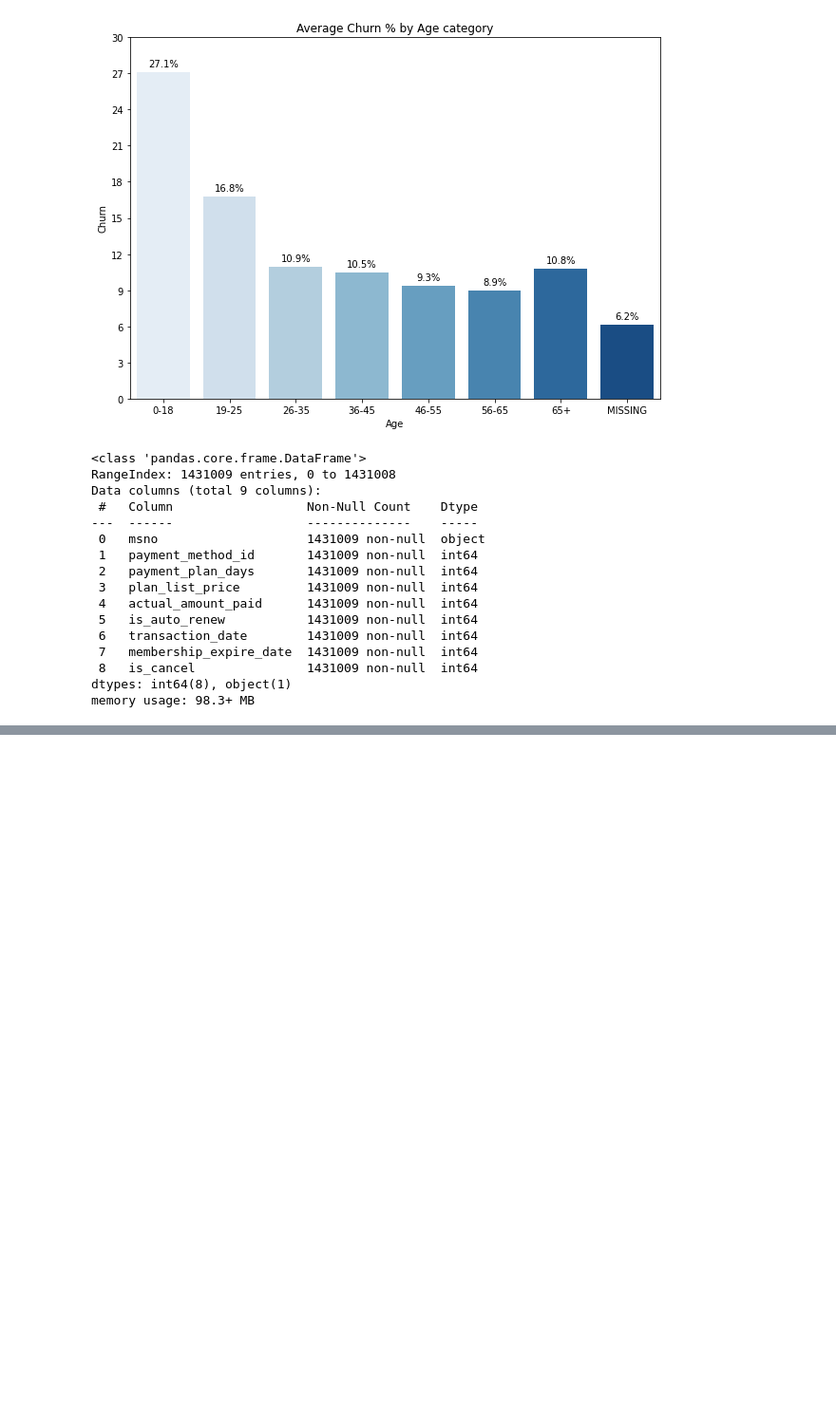
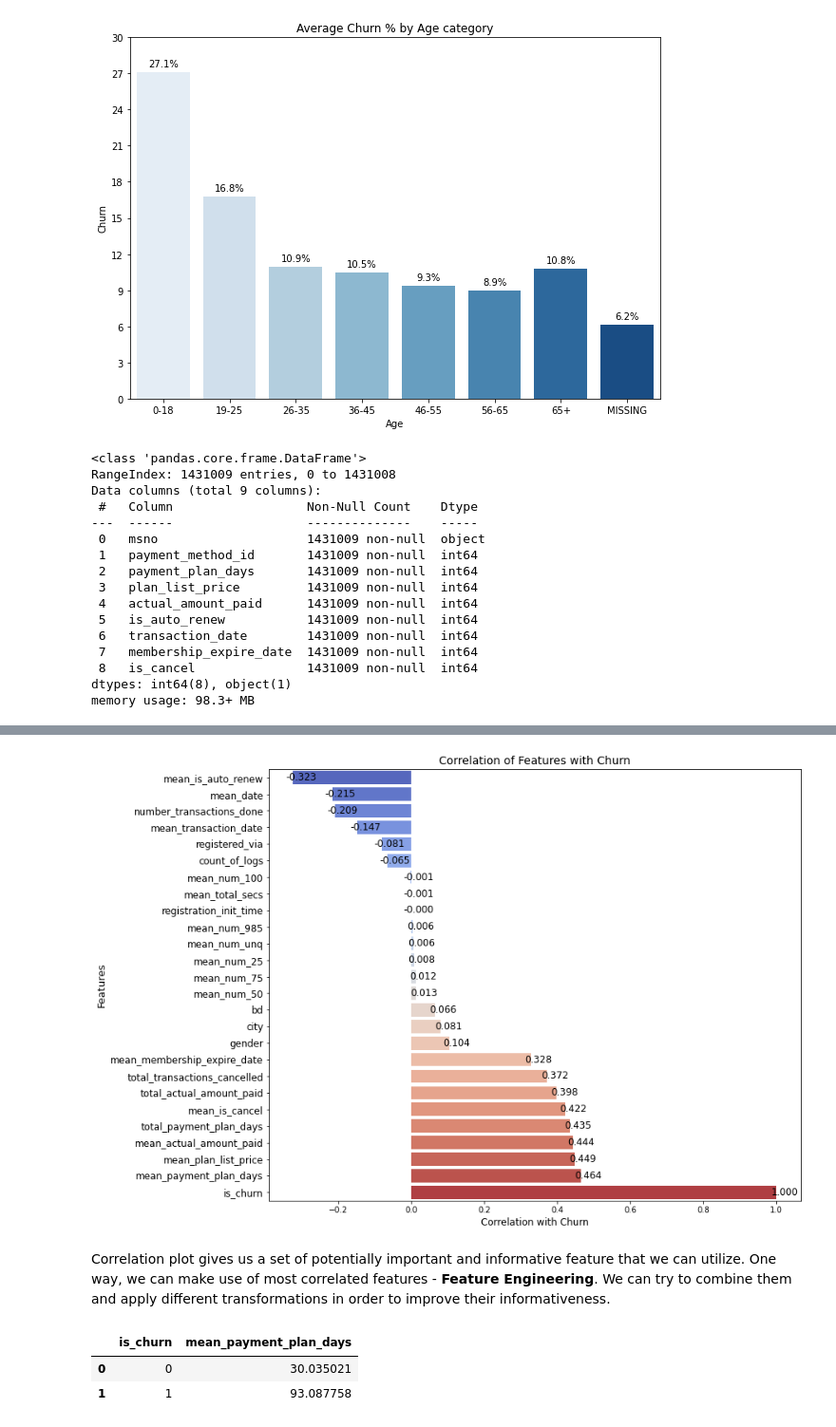
Before and after one commit to stanislavlia/churn_rate_mlops, a Jupyter notebook: eda.ipynb, the cells around one changed output, grey strips where cells are left out. Shown: that part at 95% size. Drawn from its saved outputs; the diff is of its cells as text; code cells hidden in the pictures; blank space fills up the shorter version.

Commit message:
added corr plot"

```diff
--- a/eda.ipynb
+++ b/eda.ipynb
@@ -19,8 +18,9 @@ import matplotlib.pyplot as plt
 # %%
-members_df = pd.read_csv("data/members_v3.csv")
-train_df = pd.read_csv("data/train_v2.csv")
-transcactions_df = pd.read_csv("data/transactions_v2.csv")
-sample_submission = pd.read_csv("data/sample_submission_v2.csv")
+members_df = pd.read_csv(os.path.join(DATA_DIR,"members_v3.csv"))
+train_df = pd.read_csv(os.path.join(DATA_DIR,"train_v2.csv"))
+
+transcactions_df = pd.read_csv(os.path.join(DATA_DIR,"transactions_v2.csv"))
+sample_submission = pd.read_csv(os.path.join(DATA_DIR,"sample_submission_v2.csv"))
 # %% [markdown]
 ## Initial Exploration
 # %% [markdown]
@@ -193,6 +193,13 @@ avg_churn_by_gender = train_members_df.fillna("MISSING").groupby("gender")["is_c
 # %%
 avg_churn_by_gender["is_churn"] *= 100
 # %%
+
+custom_palette = {
+    "female": "#FFC0CB",  # Pink color for female
+    "male": "#0000FF",    # Blue color for male
+    "MISSING": "#808080"  # Grey color for MISSING
+}
+
 plt.figure(figsize=(10, 6))
 barplot = sns.barplot(data=avg_churn_by_gender, x="gender", y="is_churn", palette=custom_palette)
 plt.yticks(np.linspace(0, 15, 11))
@@ -271,0 +268,2 @@ user_logs_df.head()
+# %%
+df = pd.read_csv("processed_data/full_train_data.csv")
@@ -271,0 +298,5 @@ user_logs_df.head()
+# %%
+numeric_df = df.drop(columns=['msno'])
+numeric_df["gender"] = numeric_df["gender"].replace({"male" : 1, "female" : 0, np.nan : -1})
+
+churn_correlation = numeric_df.corr()["is_churn"].sort_values().reset_index()
@@ -271,0 +323,23 @@ user_logs_df.head()
+# %%
+
+# Plot the data using seaborn barplot
+plt.figure(figsize=(12, 10))
+barplot = sns.barplot(data=churn_correlation, x='is_churn', y='index', palette="coolwarm")
+plt.xlabel('Correlation with Churn', fontsize=12)
+plt.ylabel('Features', fontsize=13)
+plt.title('Correlation of Features with Churn', fontsize=14)
+plt.yticks(fontsize=12)
+
+# Annotate each bar with its value
+for p in barplot.patches:
+    barplot.annotate(format(p.get_width(), '.3f'),
+                     (p.get_width(), p.get_y() + p.get_height() / 2.),
+                     ha='center', va='center',
+                     xytext=(10, 0), textcoords='offset points', fontsize=12)
+
+plt.show()
+# %% [output]
+[figure, added]
+# %% [markdown]
+Correlation plot gives us a set of potentially important and informative feature that we can utilize.
+One way, we can make use of most correlated features - **Feature Engineering**. We can try to combine them and apply different transformations in order to improve their informativeness.
@@ -271,0 +349,6 @@ user_logs_df.head()
+# %%
+mean_payment_plan_compare
+# %% [output]
+|  | is_churn | mean_payment_plan_days |
+| 0 | 0 | 30.035021 |
+| 1 | 1 | 93.087758 |
```
Also changed, not shown: parts of 10 cells of this notebook.
